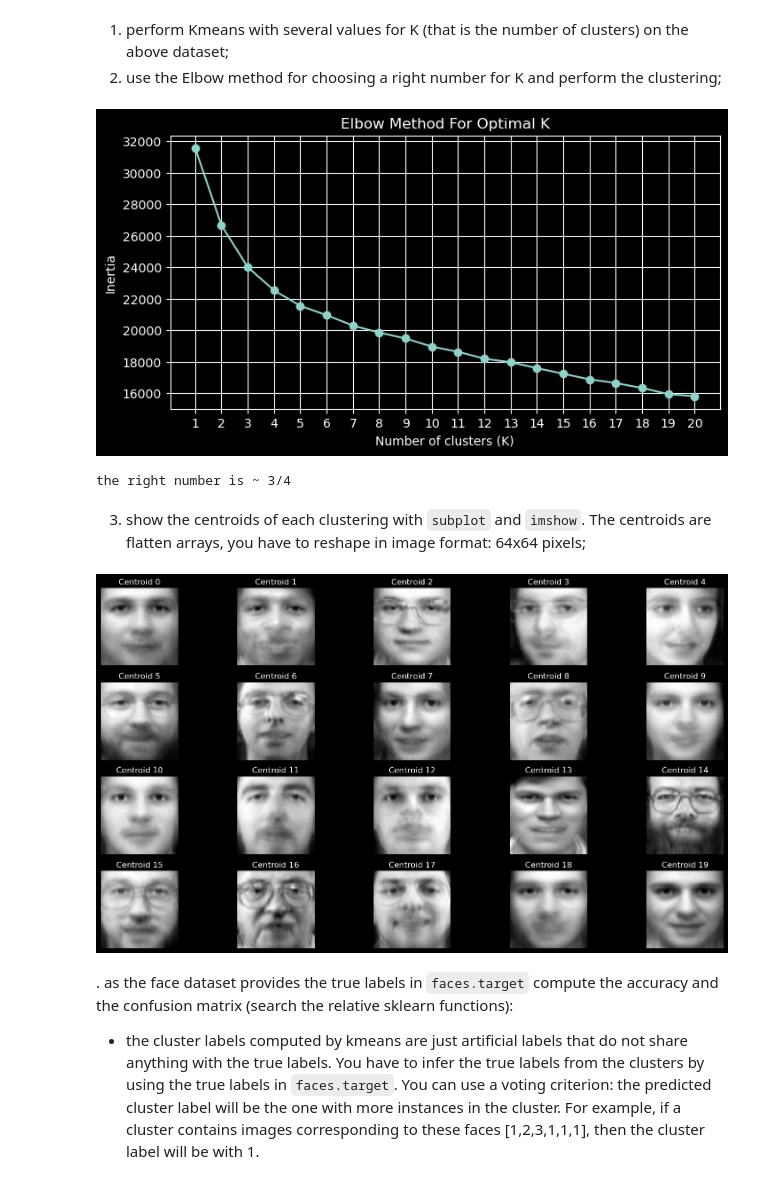
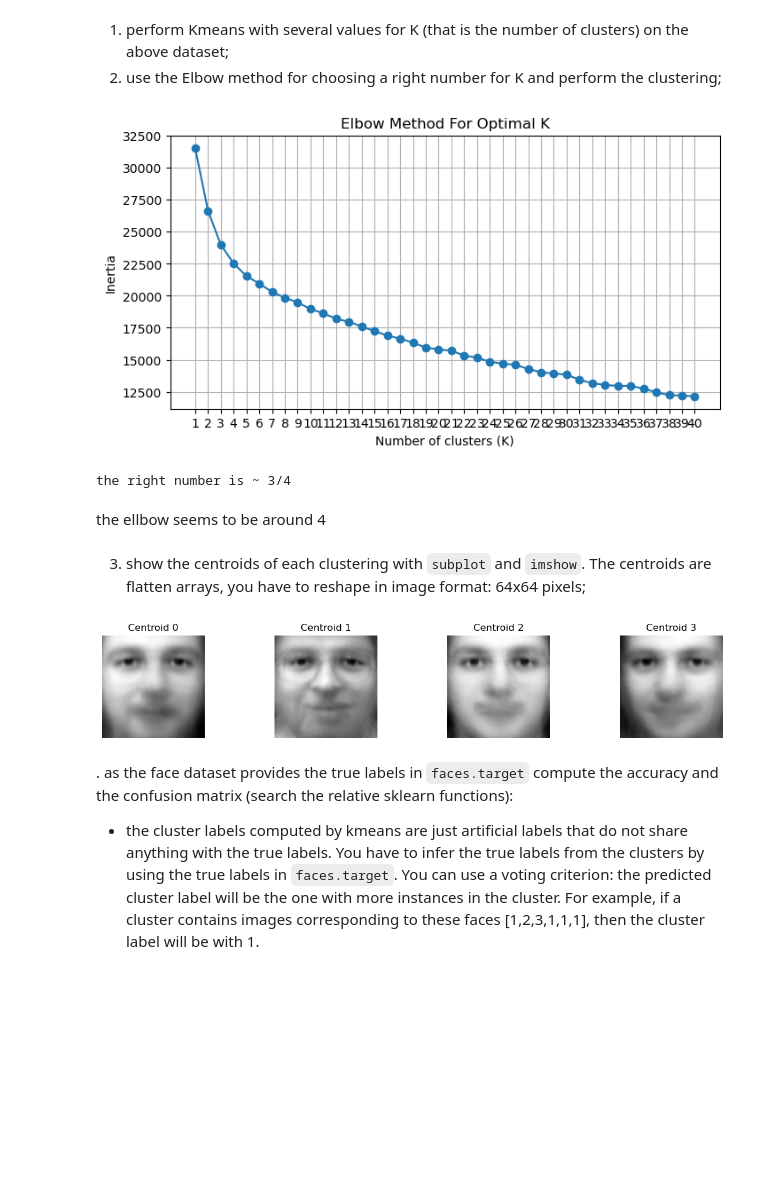
Before and after one commit to massmola/ml-assignments, a Jupyter notebook: Assignment2_group3.ipynb, the cells around one changed output. Cells and saved outputs as stored; diff of their text form; code cells hidden in the pictures; blank space fills up the shorter version.

```diff
--- a/Assignment2_group3.ipynb
+++ b/Assignment2_group3.ipynb
@@ -167,7 +170,7 @@ import matplotlib.pyplot as plt
 
 # Try different values for K and compute inertia (sum of squared distances to closest cluster center)
 inertia = []
-K_range = range(1, 21)
+K_range = range(1, 41)
 for k in K_range:
     kmeans = KMeans(n_clusters=k, random_state=42, n_init=10)
     kmeans.fit(faces.data)
@@ -182,30 +185,31 @@ plt.title('Elbow Method For Optimal K')
 plt.xticks(K_range)
 plt.grid(True)
 plt.show()
-
-print('the right number is ~ 3/4')
 # %% [output]
-[figure, old version]
+[figure, new version]
 the right number is ~ 3/4
+# %% [markdown]
+the ellbow seems to be around 4
 # %% [markdown]
 3. show the centroids of each clustering with `subplot` and `imshow`. The centroids are flatten arrays, you have to reshape in image format: 64x64 pixels;
 # %%
 # Show the centroids of each clustering with subplot and imshow
-kmeans = KMeans(n_clusters=20, random_state=42)
+kmeans = KMeans(n_clusters=4, random_state=42)
 kmeans.fit(faces.data)
-n_clusters = kmeans.n_clusters
-centroids = kmeans.cluster_centers_
 
-plt.figure(figsize=(15, 8))
-for i in range(n_clusters):
-    plt.subplot(4, 5, i + 1)
-    plt.imshow(centroids[i].reshape(64, 64), cmap='gray')
-    plt.title(f'Centroid {i}')
-    plt.axis('off')
-plt.tight_layout()
-plt.show()
+def plot_centroids(kmeans):
+    plt.figure(figsize=(15, 8))
+    for i in range(kmeans.n_clusters):
+        plt.subplot(4, 5, i + 1)
+        plt.imshow(kmeans.cluster_centers_[i].reshape(64, 64), cmap='gray')
+        plt.title(f'Centroid {i}')
+        plt.axis('off')
+    plt.tight_layout()
+    plt.show()
+
+plot_centroids(kmeans)
 # %% [output]
-[figure, old version]
+[figure, new version]
 # %% [markdown]
 . as the face dataset provides the true labels in `faces.target` compute the accuracy and the confusion matrix (search the relative sklearn functions):
 - the cluster labels computed by kmeans are just artificial labels that do not share anything with the true labels. You have to infer the true labels from the clusters by using the true labels in `faces.target`. You can use a voting criterion: the predicted cluster label will be the one with more instances in the cluster. For example, if a cluster contains images corresponding to these faces [1,2,3,1,1,1], then the cluster label will be with 1.
```
Also changed, not shown: parts of 9 cells of this notebook.
